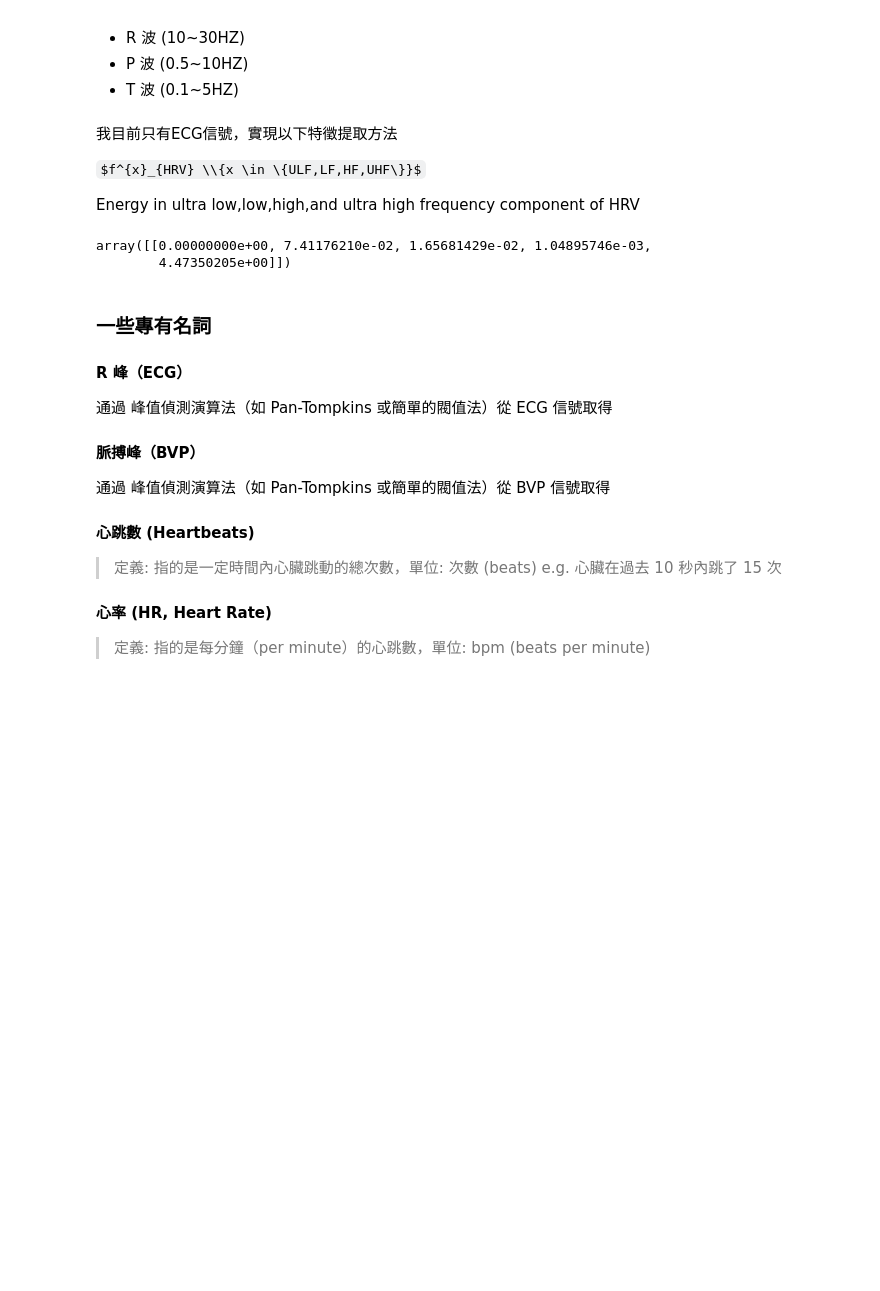
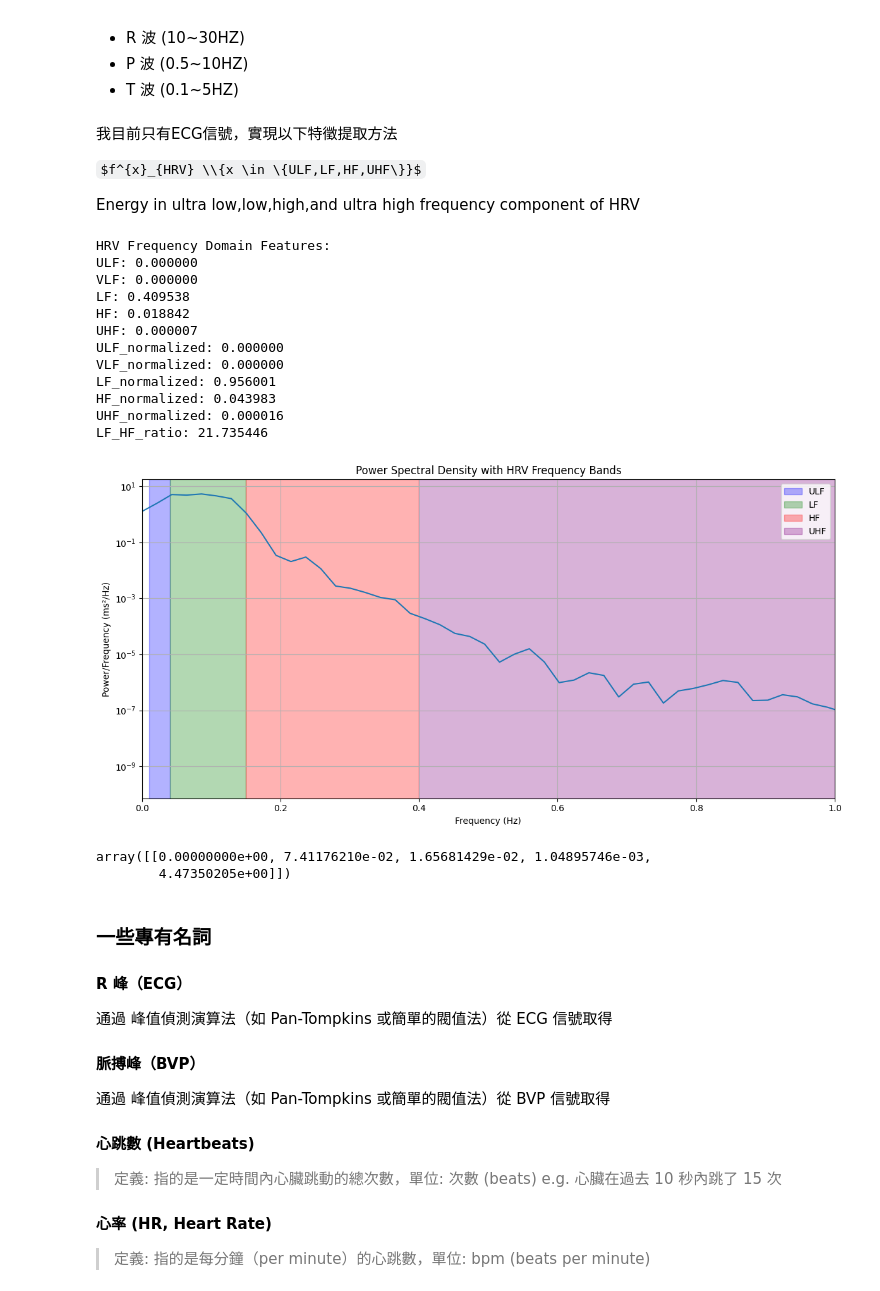
Before and after one commit to lowql/EdgeAI, a Jupyter notebook: ECG.ipynb, the cells around one changed output. Drawn from its saved outputs; the diff is of its cells as text; code cells hidden in the pictures; some formulas as TeX source; blank space fills up the shorter version.

```diff
--- a/lab/ECG.ipynb
+++ b/ECG.ipynb
@@ -31,5 +30,0 @@ std = MinMaxScaler()
-# %%
-ECG = wesad.df[['ECG']][:10000].copy()
-std_ECG = std.fit_transform(ECG)
-if 'std_ECG' is not ECG.columns:
-    ECG[['std_ECG']] = std_ECG
@@ -45,4 +30,0 @@ def min_max(x,axis = None):
-# %%
-ECG = wesad.df[['ECG']][:10000].copy()
-std_ECG = min_max(ECG.to_numpy())
-ECG[['std_ECG']] = std_ECG
@@ -241,34 +218,48 @@ def plot_psd_with_bands(freqs, psd, freq_bands):
     plt.xlim(0, 1)
     plt.tight_layout()
 
     return plt
 
 # Example usage
 if __name__ == "__main__":
     # Load your ECG signal here
     # ecg_signal = load_ecg_data(...)
 
-    ecg_signal = wesad.df[['ECG']][:7500].to_numpy().flatten()
+    ecg_signal = wesad.df[['ECG']][:700 * 60 * 5].to_numpy().flatten()
 
     # Extract HRV frequency features
     hrv_features, freqs, psd = extract_hrv_frequency_features(ecg_signal, sampling_rate=75)
 
     # Print results
     print("HRV Frequency Domain Features:")
     for feature, value in hrv_features.items():
         print(f"{feature}: {value:.6f}")
 
     # Plot PSD with frequency bands
     # ULF, LF, HF, UHF => [[0.01, 0.04], [0.04, 0.15], [0.15, 0.4], [0.4, 1.0]]
     freq_bands = {
         'ULF': (0.01, 0.04),
         'LF': (0.04, 0.15),
         'HF': (0.15, 0.4),
         'UHF': (0.4, 1.0)
     }
 
     plot = plot_psd_with_bands(freqs, psd, freq_bands)
     plot.show()
+# %% [output]
+HRV Frequency Domain Features:
+ULF: 0.000000
+VLF: 0.000000
+LF: 0.409538
+HF: 0.018842
+UHF: 0.000007
+ULF_normalized: 0.000000
+VLF_normalized: 0.000000
+LF_normalized: 0.956001
+HF_normalized: 0.043983
+UHF_normalized: 0.000016
+LF_HF_ratio: 21.735446
+[figure, added]
 # %%
 # 從多個受試者/情況提取特徵
 all_features = []
```
Also changed, not shown: parts of 15 cells of this notebook, 7 other files.
